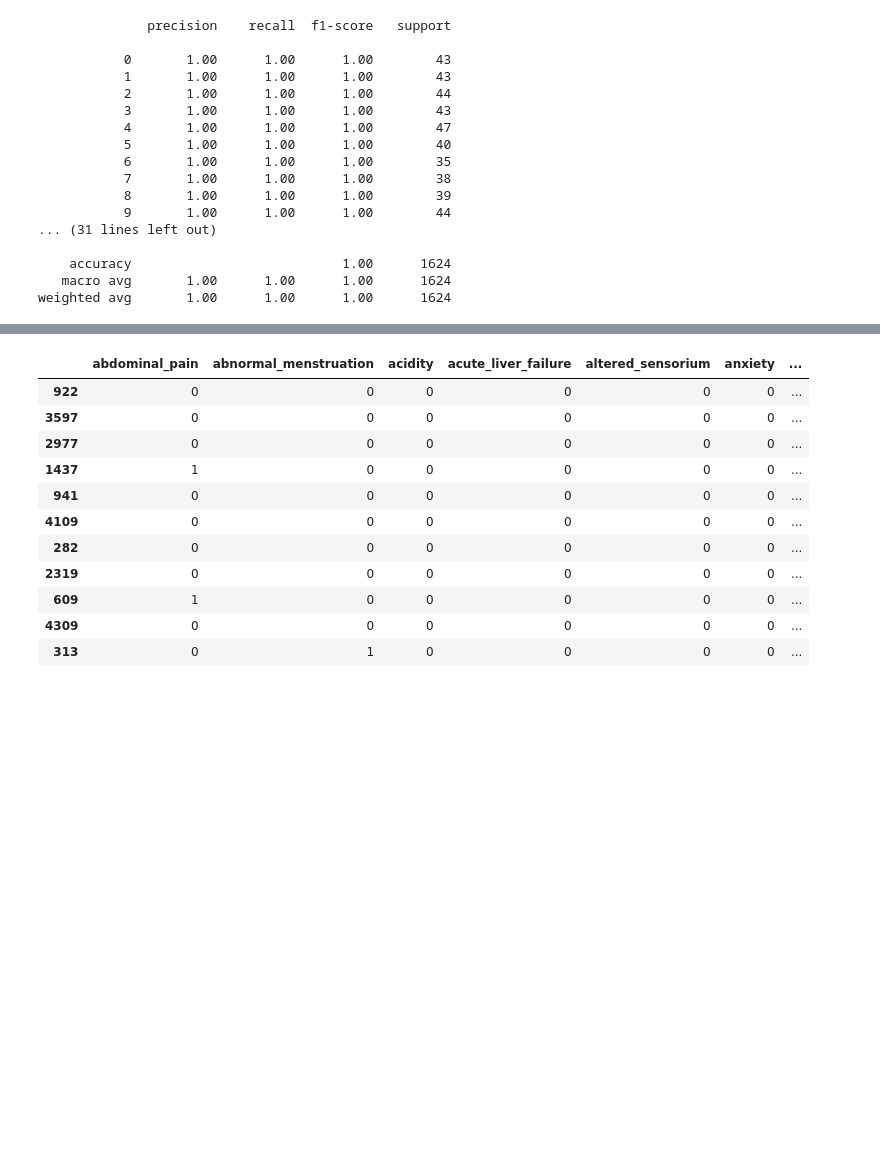
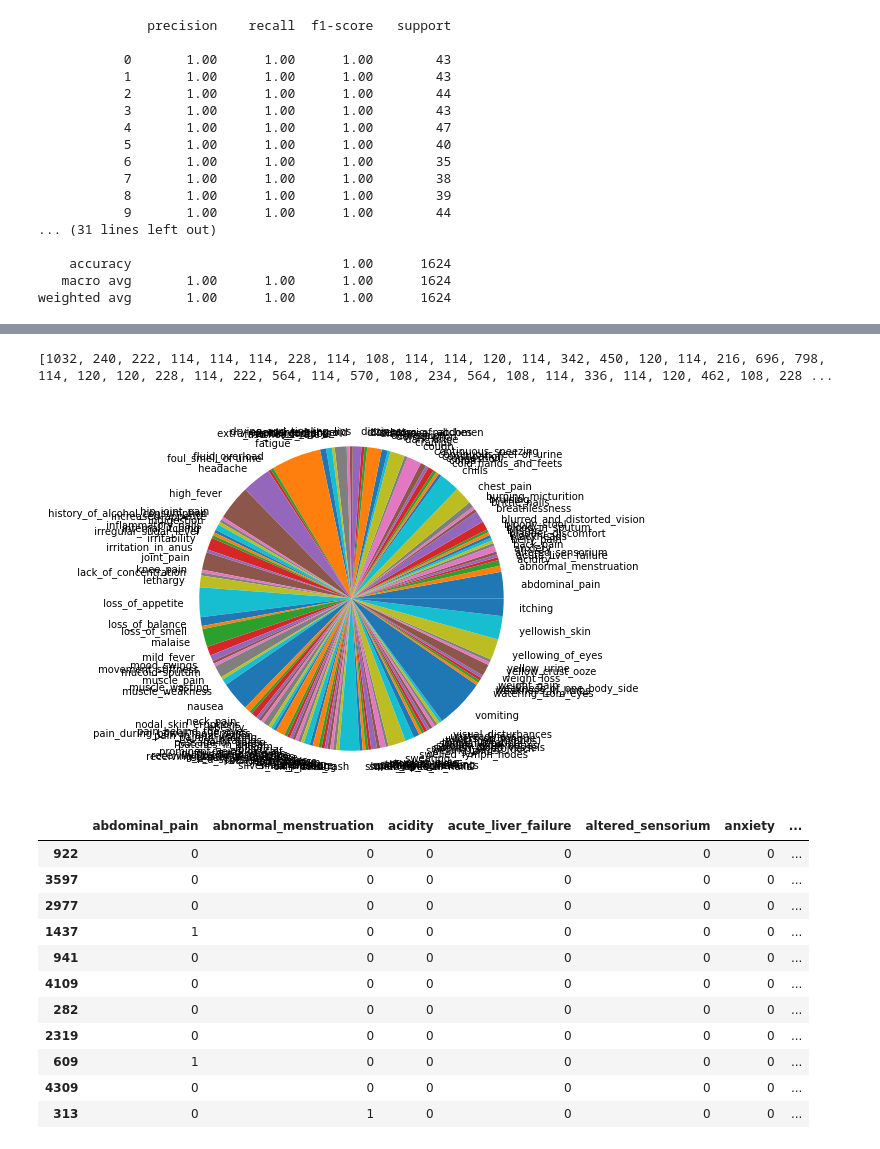
Before and after one commit to akash-ravi/health-bot, a Jupyter notebook: Disease_pred.ipynb, the cells around one changed output, grey strips where cells are left out. Cells and saved outputs as stored; diff of their text form; code cells hidden in the pictures; blank space fills up the shorter version.

```diff
--- a/Disease_pred.ipynb
+++ b/Disease_pred.ipynb
@@ -355,3 +369,16 @@ weighted avg       1.00      1.00      1.00      1624
+# %%
+
+
+data = list(int(temp[i].sum()) for i in symptom_list)
+print(data)
+# Creating plot
+fig = plt.figure(figsize =(10, 7))
+plt.pie(data, labels = symptom_list)
+# show plot
+plt.show()
+# %% [output]
+[1032, 240, 222, 114, 114, 114, 228, 114, 108, 114, 114, 120, 114, 342, 450, 120, 114, 216, 696, 798, 114, 120, 120, 228, 114, 222, 564, 114, 570, 108, 234, 564, 108, 114, 336, 114, 120, 462, 108, 228 ...
+[figure, added]
 # %%
 X_test_input = X_test[2:13]
 # %%
```
Also changed, not shown: parts of 1 cell of this notebook.
